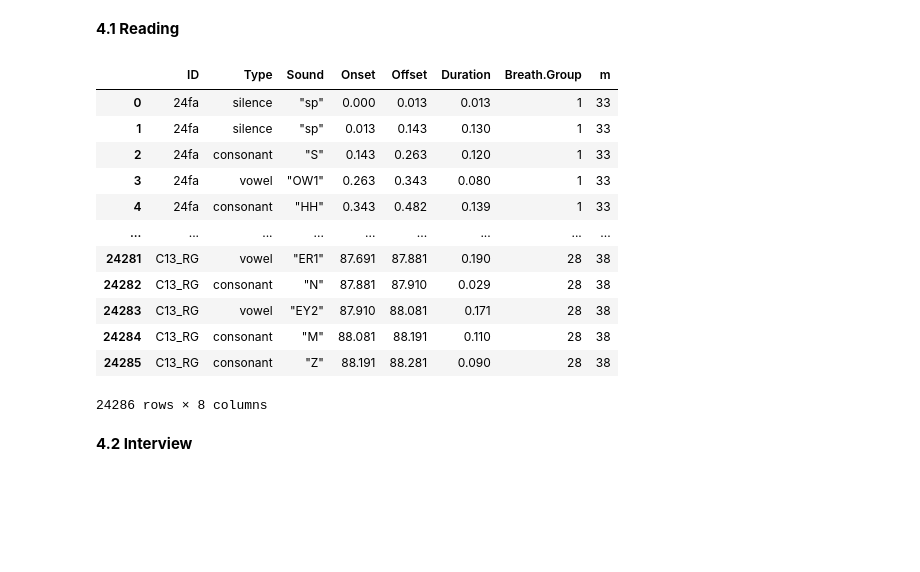
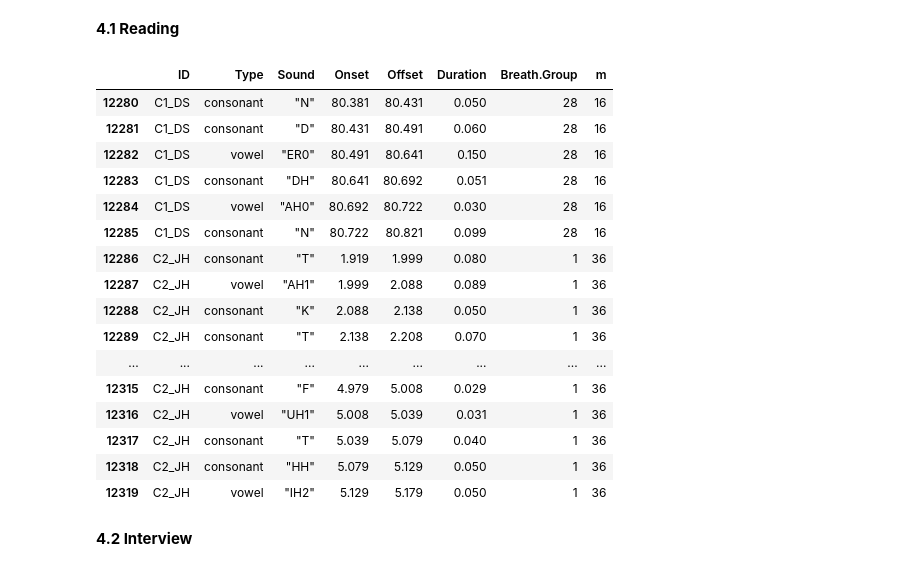
Before and after one commit to Janina712/MLTSA22_JBoecher, a Jupyter notebook: Other/2. Assign_BreathGroups.ipynb, the cells around one changed output. Drawn from its saved outputs; the diff is of its cells as text; code cells hidden in the pictures; blank space fills up the shorter version.

```diff
--- a/Other/2. Assign_BreathGroups.ipynb
+++ b/Other/2. Assign_BreathGroups.ipynb
@@ -26,7 +26,8 @@ df_inter_txt_wide = pd.read_excel("interview_txt_comb.xlsx")
 BG_col = pd.DataFrame()
 BG_col_inter = pd.DataFrame()
 # %%
-IDs = ['24fa', '24ma', '24mb', '26f', '29ma', '29mb', '29mc', '32m', '34m', '35mb', '46ma', '50fa', '50fb', '54f', '57m', '60m', '62f', '62m', 'C10_KS', 'C11_NP', 'C12_CC', 'C13_RG','C1_DS', 'C2_JH', 'C3_MD', 'C4_ZO', 'C5_HL', 'C6_LH', 'C7_SH', 'C9_RD']
+#IDs_BG = ['24fa', '24ma', '24mb', '26f', '29ma', '29mb', '29mc', '32m', '34m', '35mb', '46ma', '50fa', '50fb', '54f', '57m', '60m', '62f', '62m','C10_KS', 'C11_NP', 'C12_CC', 'C13_RG','C1_DS', 'C2_JH', 'C3_MD', 'C4_ZO', 'C5_HL', 'C6_LH', 'C7_SH', 'C9_RD']
+IDs = ['24fa', '24ma', '24mb', '26f', '29ma', '29mb', '29mc', '32m', '34m', '35mb', '46ma', '50fa', '50fb', '54f', '57m', '60m', '62f', '62m','C1_DS', 'C2_JH', 'C3_MD', 'C4_ZO', 'C5_HL', 'C6_LH', 'C7_SH', 'C9_RD', 'C10_KS', 'C11_NP', 'C12_CC', 'C13_RG']
 # %%
 IntervalTimes = df_read_txt_wide[['ID', 'Offset']]
 IntervalTimesInter = df_inter_txt_wide[['ID', 'Offset']]
@@ -35,7 +36,9 @@ Offsets_all = read_TextGrid_duration[['ID', 'Offset']]
 Offsets_all_inter = inter_TextGrid_duration[['ID', 'Offset']]
 # %%
 ID_freq_sound = read_TextGrid_duration['ID'].value_counts().sort_index()
+ID_freq_sound = ID_freq_sound.reindex(index = IDs)
 ID_freq_sound_inter = inter_TextGrid_duration['ID'].value_counts().sort_index()
+ID_freq_sound_inter = ID_freq_sound_inter.reindex(index = IDs)
 # %% [markdown]
 **3. Assign Breath Groups for All Participants in a Loop**
 # %% [markdown]
@@ -118,6 +121,10 @@ inter_TextGrid_duration
 **4. Count Number of Sounds in a BreathGroup (m)**
 # %% [markdown]
 **4.1 Reading**
+# %%
+# drop silence
+read_TextGrid_duration = read_TextGrid_duration.drop(read_TextGrid_duration[read_TextGrid_duration.Type == "silence"].index)
+read_TextGrid_duration.index = range(len(read_TextGrid_duration.index))
 # %%
 m_col = pd.DataFrame()  ## initialize group-level dataframe
 for ID in IDs: ## loop over participnts
@@ -140,20 +147,24 @@ read_TextGrid_duration = pd.concat([read_TextGrid_duration, m_col], axis=1) # co
 # %%
 read_TextGrid_duration.rename(columns = {0:'m'}, inplace = True) # rename new column
 # %%
-read_TextGrid_duration
+read_TextGrid_duration[12280:12320]
 # %% [output]
 |  | ID | Type | Sound | Onset | Offset | Duration | Breath.Group | m |
-| 0 | 24fa | silence | "sp" | 0.000 | 0.013 | 0.013 | 1 | 33 |
-| 1 | 24fa | silence | "sp" | 0.013 | 0.143 | 0.130 | 1 | 33 |
-| 2 | 24fa | consonant | "S" | 0.143 | 0.263 | 0.120 | 1 | 33 |
-| 3 | 24fa | vowel | "OW1" | 0.263 | 0.343 | 0.080 | 1 | 33 |
-| 4 | 24fa | consonant | "HH" | 0.343 | 0.482 | 0.139 | 1 | 33 |
+| 12280 | C1_DS | consonant | "N" | 80.381 | 80.431 | 0.050 | 28 | 16 |
+| 12281 | C1_DS | consonant | "D" | 80.431 | 80.491 | 0.060 | 28 | 16 |
+| 12282 | C1_DS | vowel | "ER0" | 80.491 | 80.641 | 0.150 | 28 | 16 |
+| 12283 | C1_DS | consonant | "DH" | 80.641 | 80.692 | 0.051 | 28 | 16 |
+| 12284 | C1_DS | vowel | "AH0" | 80.692 | 80.722 | 0.030 | 28 | 16 |
+| 12285 | C1_DS | consonant | "N" | 80.722 | 80.821 | 0.099 | 28 | 16 |
+| 12286 | C2_JH | consonant | "T" | 1.919 | 1.999 | 0.080 | 1 | 36 |
+| 12287 | C2_JH | vowel | "AH1" | 1.999 | 2.088 | 0.089 | 1 | 36 |
+| 12288 | C2_JH | consonant | "K" | 2.088 | 2.138 | 0.050 | 1 | 36 |
+| 12289 | C2_JH | consonant | "T" | 2.138 | 2.208 | 0.070 | 1 | 36 |
 | ... | ... | ... | ... | ... | ... | ... | ... | ... |
-| 24281 | C13_RG | vowel | "ER1" | 87.691 | 87.881 | 0.190 | 28 | 38 |
-| 24282 | C13_RG | consonant | "N" | 87.881 | 87.910 | 0.029 | 28 | 38 |
-| 24283 | C13_RG | vowel | "EY2" | 87.910 | 88.081 | 0.171 | 28 | 38 |
-| 24284 | C13_RG | consonant | "M" | 88.081 | 88.191 | 0.110 | 28 | 38 |
-| 24285 | C13_RG | consonant | "Z" | 88.191 | 88.281 | 0.090 | 28 | 38 |
+| 12315 | C2_JH | consonant | "F" | 4.979 | 5.008 | 0.029 | 1 | 36 |
+| 12316 | C2_JH | vowel | "UH1" | 5.008 | 5.039 | 0.031 | 1 | 36 |
+| 12317 | C2_JH | consonant | "T" | 5.039 | 5.079 | 0.040 | 1 | 36 |
+| 12318 | C2_JH | consonant | "HH" | 5.079 | 5.129 | 0.050 | 1 | 36 |
+| 12319 | C2_JH | vowel | "IH2" | 5.129 | 5.179 | 0.050 | 1 | 36 |
-24286 rows × 8 columns
 # %% [markdown]
 **4.2 Interview**
```
Also changed, not shown: parts of 6 cells of this notebook.
